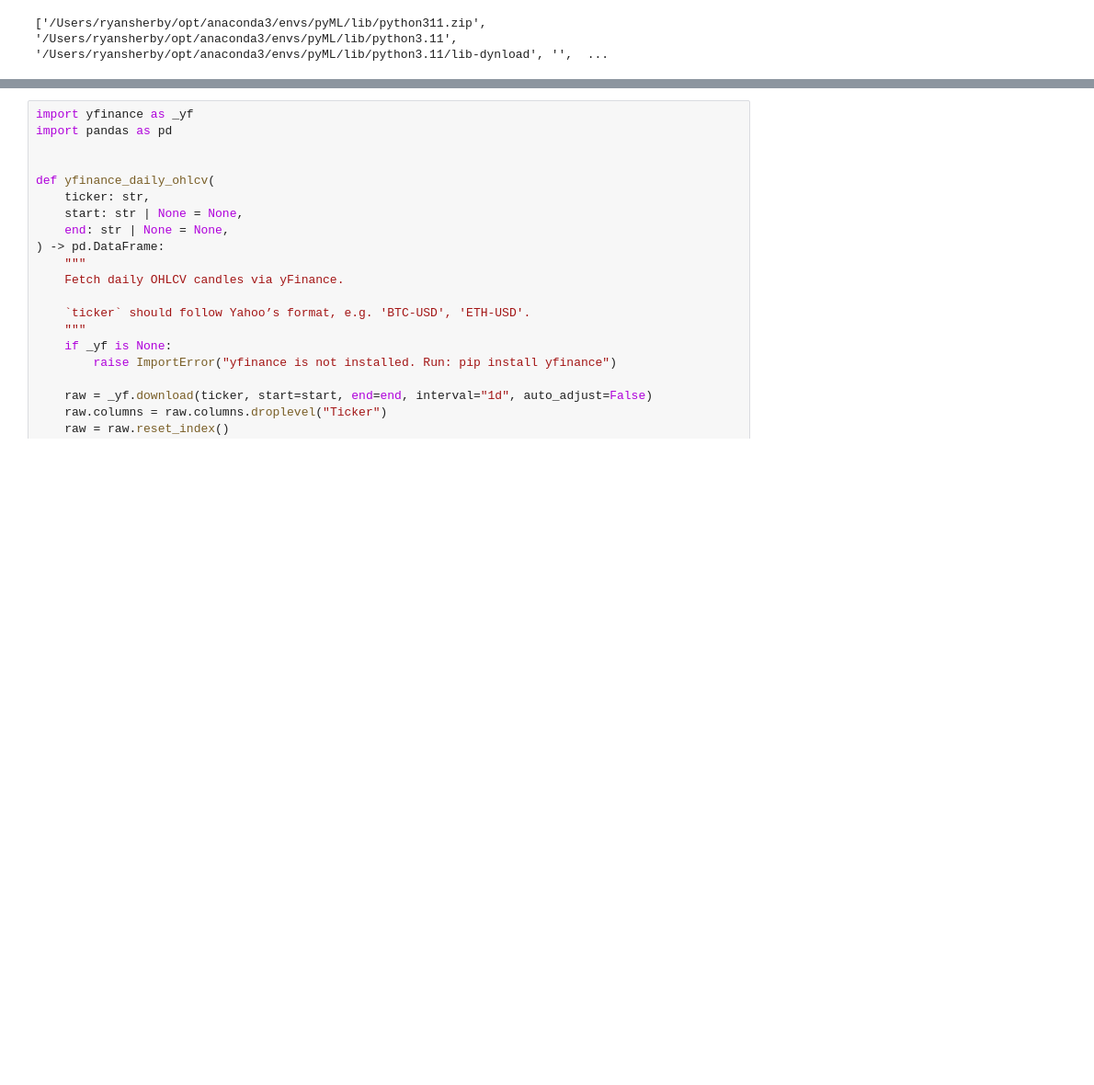
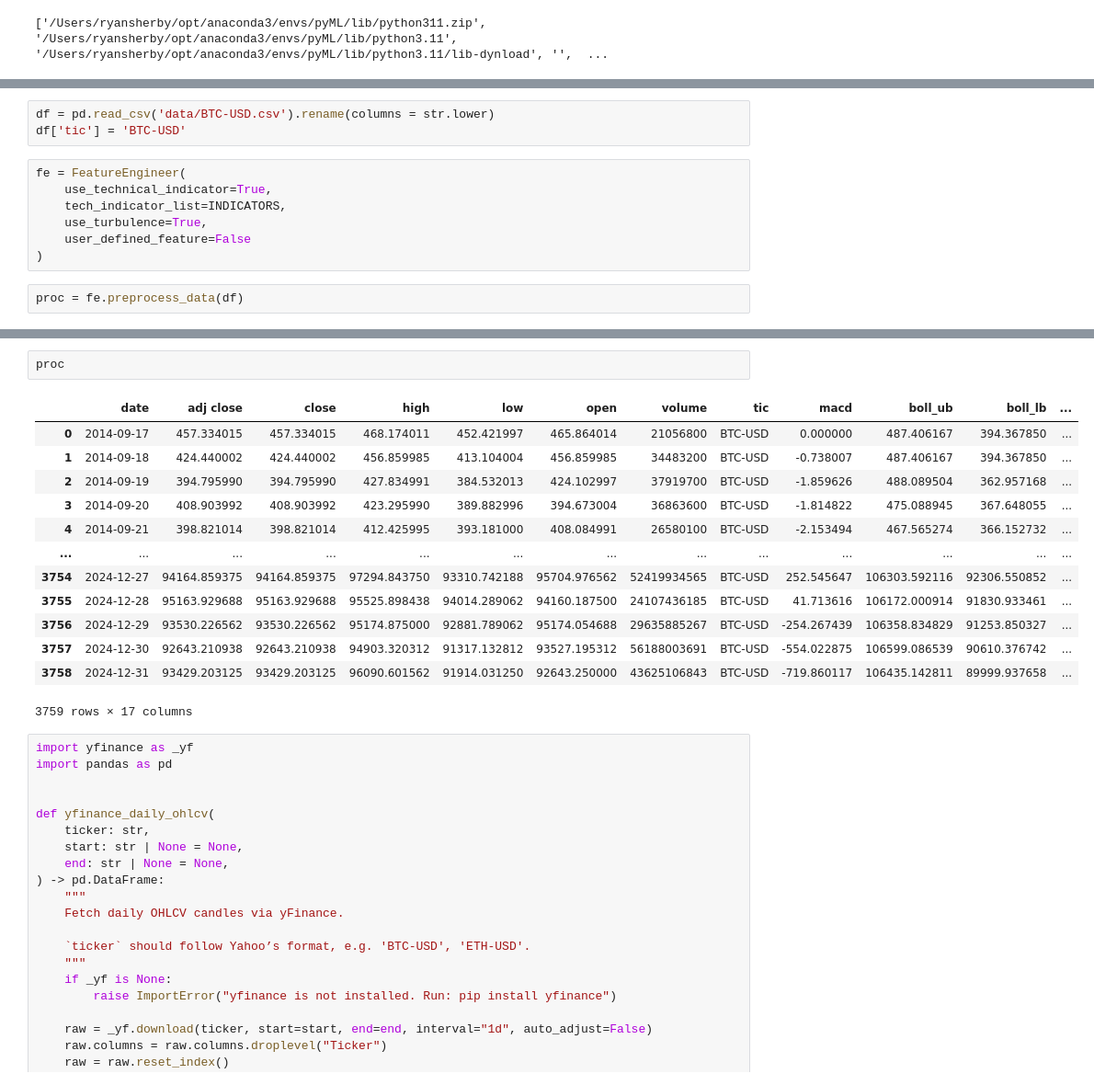
Before and after one commit to ryansherby/rl-trading, a Jupyter notebook: Crypto_DQN/finRL_use.ipynb, the cells around one changed output, grey strips where cells are left out. Shown: that part at 92% size. Saved outputs shown, nothing was run; the diff lists cells and outputs as text; blank space fills up the shorter version.

```diff
--- a/Crypto_DQN/finRL_use.ipynb
+++ b/Crypto_DQN/finRL_use.ipynb
@@ -27,0 +41,12 @@ import matplotlib.pyplot as plt
+# %%
+df = pd.read_csv('data/BTC-USD.csv').rename(columns = str.lower)
+df['tic'] = 'BTC-USD'
+# %%
+fe = FeatureEngineer(
+    use_technical_indicator=True,
+    tech_indicator_list=INDICATORS,
+    use_turbulence=True,
+    user_defined_feature=False
+)
+# %%
+proc = fe.preprocess_data(df)
@@ -28,3 +56,19 @@ import matplotlib.pyplot as plt
+# %%
+proc
+# %% [output]
+|  | date | adj close | close | high | low | open | volume | tic | macd | boll_ub | boll_lb | ... |
+| 0 | 2014-09-17 | 457.334015 | 457.334015 | 468.174011 | 452.421997 | 465.864014 | 21056800 | BTC-USD | 0.000000 | 487.406167 | 394.367850 | ... |
+| 1 | 2014-09-18 | 424.440002 | 424.440002 | 456.859985 | 413.104004 | 456.859985 | 34483200 | BTC-USD | -0.738007 | 487.406167 | 394.367850 | ... |
+| 2 | 2014-09-19 | 394.795990 | 394.795990 | 427.834991 | 384.532013 | 424.102997 | 37919700 | BTC-USD | -1.859626 | 488.089504 | 362.957168 | ... |
+| 3 | 2014-09-20 | 408.903992 | 408.903992 | 423.295990 | 389.882996 | 394.673004 | 36863600 | BTC-USD | -1.814822 | 475.088945 | 367.648055 | ... |
+| 4 | 2014-09-21 | 398.821014 | 398.821014 | 412.425995 | 393.181000 | 408.084991 | 26580100 | BTC-USD | -2.153494 | 467.565274 | 366.152732 | ... |
+| ... | ... | ... | ... | ... | ... | ... | ... | ... | ... | ... | ... | ... |
+| 3754 | 2024-12-27 | 94164.859375 | 94164.859375 | 97294.843750 | 93310.742188 | 95704.976562 | 52419934565 | BTC-USD | 252.545647 | 106303.592116 | 92306.550852 | ... |
+| 3755 | 2024-12-28 | 95163.929688 | 95163.929688 | 95525.898438 | 94014.289062 | 94160.187500 | 24107436185 | BTC-USD | 41.713616 | 106172.000914 | 91830.933461 | ... |
+| 3756 | 2024-12-29 | 93530.226562 | 93530.226562 | 95174.875000 | 92881.789062 | 95174.054688 | 29635885267 | BTC-USD | -254.267439 | 106358.834829 | 91253.850327 | ... |
+| 3757 | 2024-12-30 | 92643.210938 | 92643.210938 | 94903.320312 | 91317.132812 | 93527.195312 | 56188003691 | BTC-USD | -554.022875 | 106599.086539 | 90610.376742 | ... |
+| 3758 | 2024-12-31 | 93429.203125 | 93429.203125 | 96090.601562 | 91914.031250 | 92643.250000 | 43625106843 | BTC-USD | -719.860117 | 106435.142811 | 89999.937658 | ... |
+3759 rows × 17 columns
 # %%
 import yfinance as _yf
 import pandas as pd
```
Also changed, not shown: parts of 2 cells of this notebook, 1 other file.
